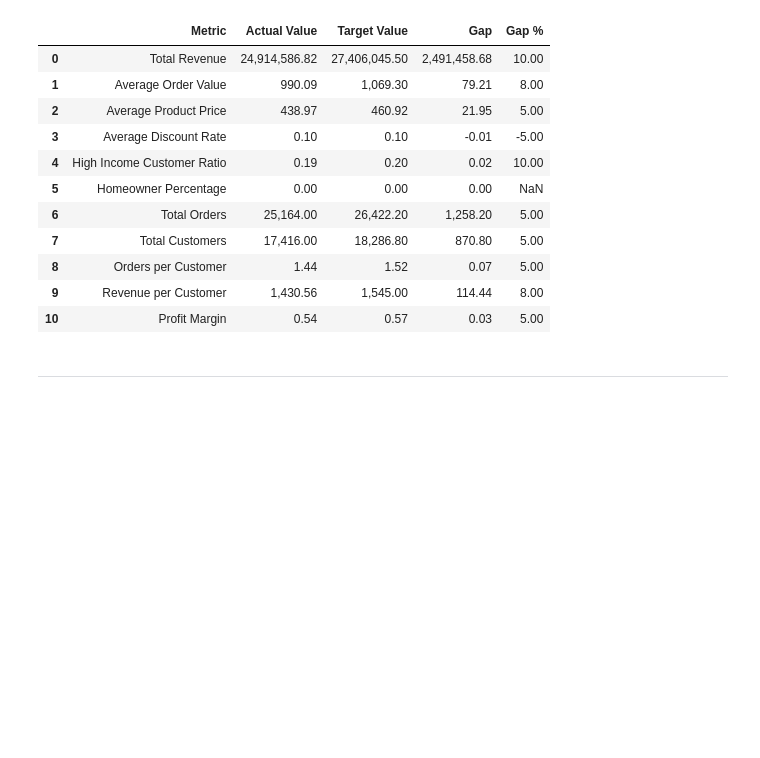
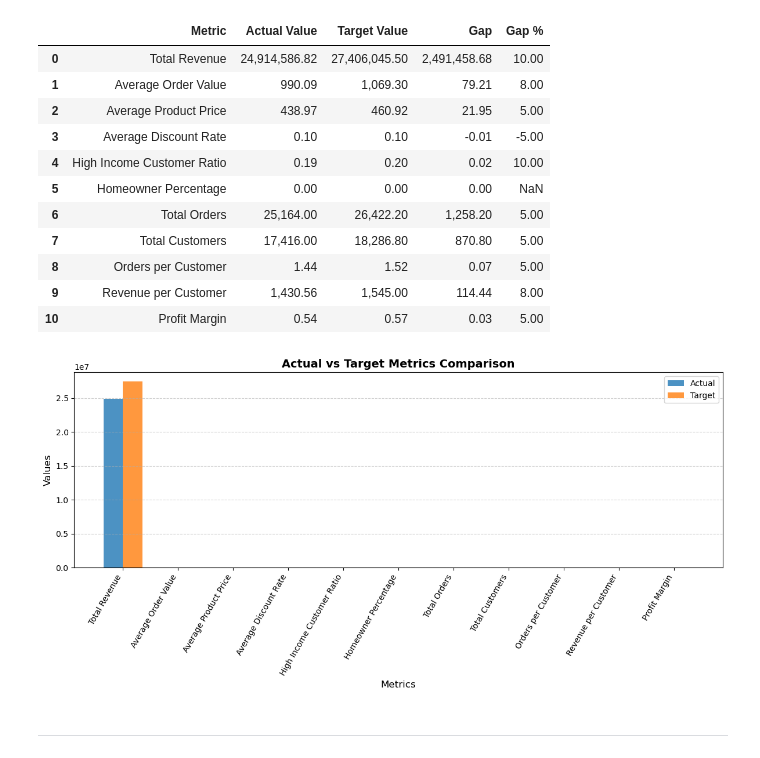
Before and after one commit to renty0/renty, a Jupyter notebook: Gap_Analysis/notebooks/MOAZ_Define_Metrics_GapScore.ipynb, the cells around one changed output. Drawn from its saved outputs; the diff is of its cells as text; code cells hidden in the pictures; blank space fills up the shorter version.

Commit message:
Add Define Metrics and Gap Score analysis

```diff
--- a/Gap_Analysis/notebooks/MOAZ_Define_Metrics_GapScore.ipynb
+++ b/Gap_Analysis/notebooks/MOAZ_Define_Metrics_GapScore.ipynb
@@ -223,5 +244,30 @@ Overall Gap Score: 5.60%
 | 8 | Orders per Customer | 1.44 | 1.52 | 0.07 | 5.00 |
 | 9 | Revenue per Customer | 1,430.56 | 1,545.00 | 114.44 | 8.00 |
 | 10 | Profit Margin | 0.54 | 0.57 | 0.03 | 5.00 |
+# %%
+import matplotlib.pyplot as plt
+import numpy as np
+
+# إعداد البيانات
+plt.figure(figsize=(12, 6))
+x = np.arange(len(metrics_df['Metric']))
+width = 0.35
+
+# الأعمدة الفعلية والمستهدفة
+plt.bar(x - width/2, metrics_df['Actual Value'], width, label='Actual', alpha=0.8)
+plt.bar(x + width/2, metrics_df['Target Value'], width, label='Target', alpha=0.8)
+
+# العناوين والتنسيق
+plt.xticks(x, metrics_df['Metric'], rotation=60, ha='right')
+plt.title('Actual vs Target Metrics Comparison', fontsize=14, fontweight='bold')
+plt.xlabel('Metrics', fontsize=12)
+plt.ylabel('Values', fontsize=12)
+plt.legend()
+plt.tight_layout()
+plt.grid(axis='y', linestyle='--', alpha=0.6)
+
+plt.show()
+# %% [output]
+[figure, added]
 # %% [markdown]
 ---
```
Also changed, not shown: parts of 9 cells of this notebook.
